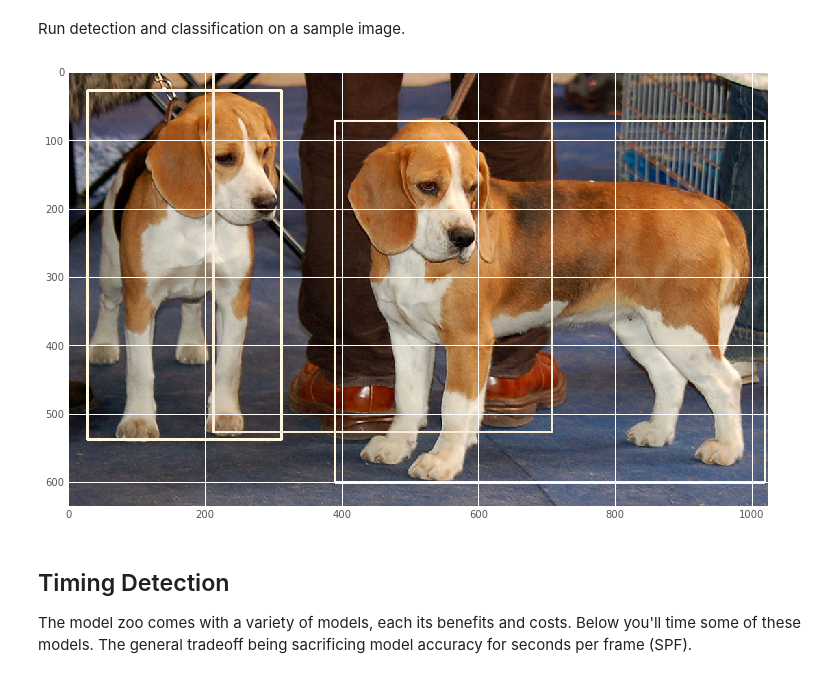
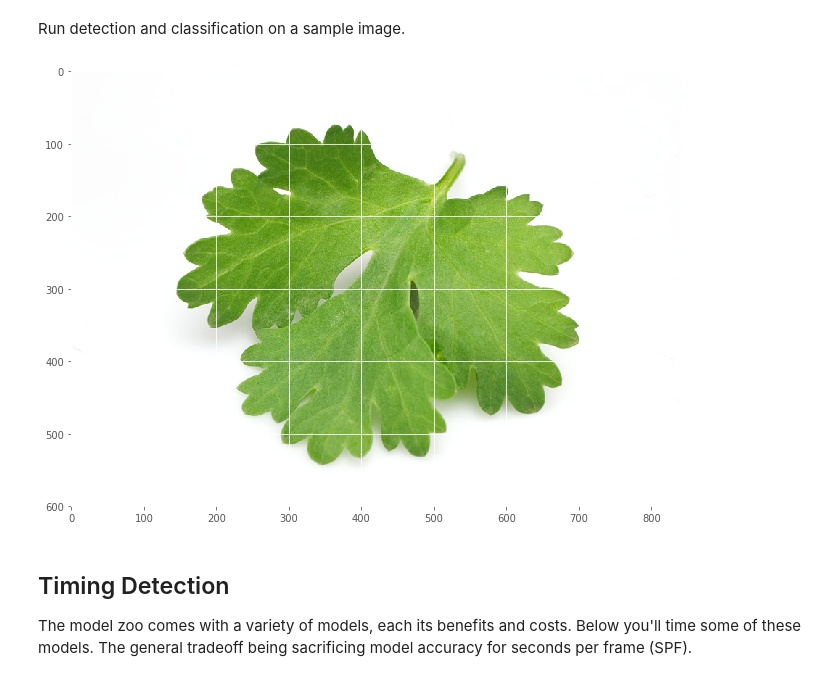
Before and after one commit to anasmatic/ObjectDetection-Coriander-vs-Parsley, a Jupyter notebook: main.ipynb, the cells around one changed output. Saved outputs shown, nothing was run; the diff lists cells and outputs as text; code cells hidden in the pictures.

Commit message:
linked to floyd model

```diff
--- a/main.ipynb
+++ b/main.ipynb
@@ -340,11 +341,14 @@ def to_image_coords(boxes, height, width):
 
     return box_coords
 
-def draw_boxes(image, boxes, classes, thickness=4):
+def draw_boxes(image, boxes, classes, scores, thickness=4):
     """Draw bounding boxes on the image"""
     draw = ImageDraw.Draw(image)
     for i in range(len(boxes)):
         bot, left, top, right = boxes[i, ...]
+        print(classes[i])
+        print(scores[i])
+        print("____")
         class_id = int(classes[i])
         color = COLOR_LIST[class_id]
         draw.line([(left, top), (left, bot), (right, bot), (right, top), (left, top)], width=thickness, fill=color)
@@ -363,4 +367,9 @@ def load_graph(graph_file):
 Number of colors = 148
 # %% [markdown]
 Below we load the graph and extract the relevant tensors using [`get_tensor_by_name`](https://www.tensorflow.org/api_docs/python/tf/Graph#get_tensor_by_name). These tensors reflect the input and outputs of the graph, or least the ones we care about for detecting objects.
+# %%
+FASTER_RCNN_GRAPH_FILE = '/floyd/input/mask_rcnn_inception_resnet_v2_atrous_coco/data/faster_rcnn_inception_resnet_v2_atrous_coco_2018_01_28/frozen_inference_graph.pb'
+# detection_graph = load_graph(SSD_GRAPH_FILE)
+# detection_graph = load_graph(RFCN_GRAPH_FILE)
+detection_graph = load_graph(FASTER_RCNN_GRAPH_FILE)
 # %%
@@ -385,35 +390,37 @@ detection_classes = detection_graph.get_tensor_by_name('detection_classes:0')
 Run detection and classification on a sample image.
 # %%
 # Load a sample image.
-image = Image.open('./assets/sample1.jpg')
+#image = Image.open('./assets/sample1.jpg')
+image = Image.open('./assets/coriander_test_1.jpg')
+
 image_np = np.expand_dims(np.asarray(image, dtype=np.uint8), 0)
 
 with tf.Session(graph=detection_graph) as sess:
     # Actual detection.
     (boxes, scores, classes) = sess.run([detection_boxes, detection_scores, detection_classes],
                                         feed_dict={image_tensor: image_np})
 
     # Remove unnecessary dimensions
     boxes = np.squeeze(boxes)
     scores = np.squeeze(scores)
     classes = np.squeeze(classes)
 
     confidence_cutoff = 0.8
     # Filter boxes with a confidence score less than `confidence_cutoff`
     boxes, scores, classes = filter_boxes(confidence_cutoff, boxes, scores, classes)
 
     # The current box coordinates are normalized to a range between 0 and 1.
     # This converts the coordinates actual location on the image.
     width, height = image.size
     box_coords = to_image_coords(boxes, height, width)
 
     # Each class with be represented by a differently colored box
-    draw_boxes(image, box_coords, classes)
+    draw_boxes(image, box_coords, classes, scores)
 
     plt.figure(figsize=(12, 8))
     plt.imshow(image)
 # %% [output]
-[figure, old version]
+[figure, new version]
 # %% [markdown]
 ## Timing Detection
 
```
Also changed, not shown: parts of 3 cells of this notebook.
